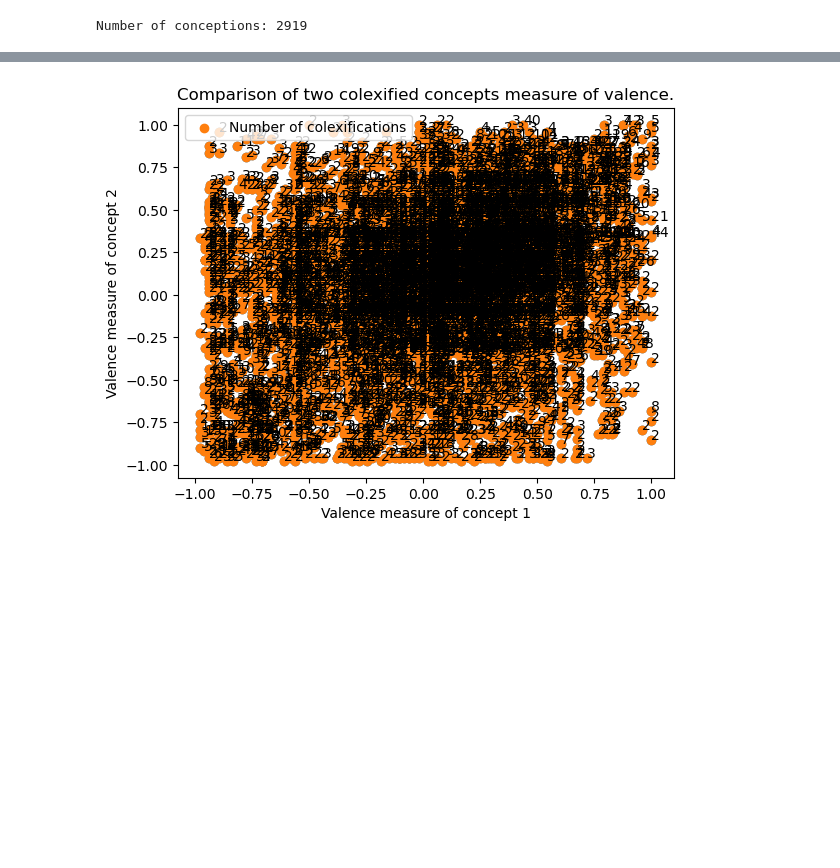
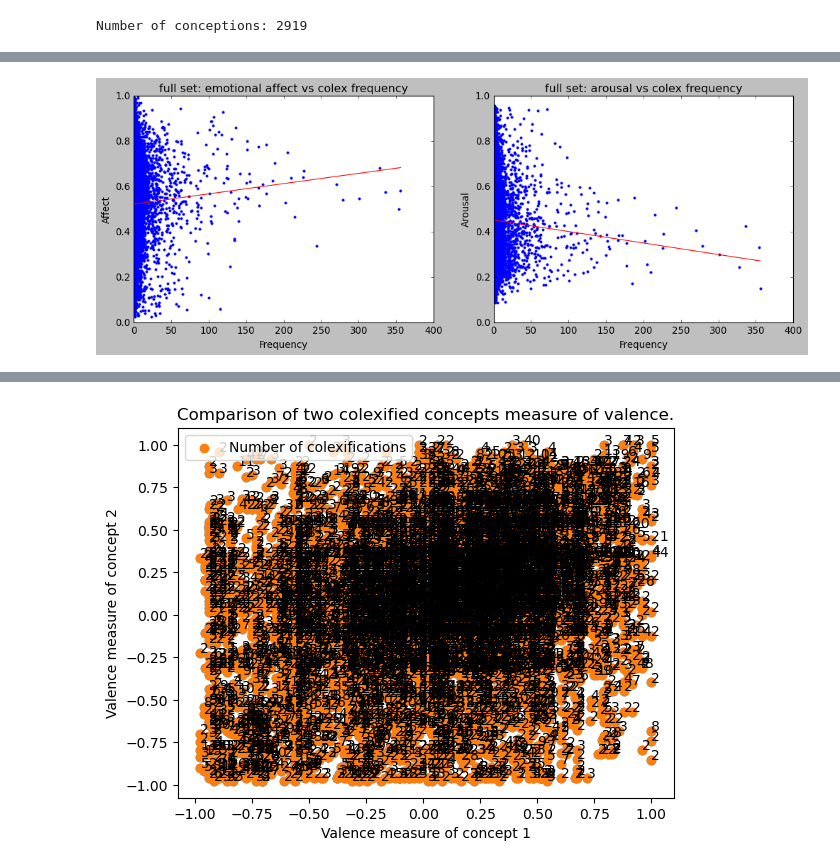
Before and after one commit to petesaiacct/cog260project, a Jupyter notebook: scripts/colexandaffectproject.ipynb, the cells around one changed output, grey strips where cells are left out. Drawn from its saved outputs; the diff is of its cells as text; code cells hidden in the pictures; blank space fills up the shorter version.

```diff
--- a/scripts/colexandaffectproject.ipynb
+++ b/scripts/colexandaffectproject.ipynb
@@ -321,0 +315,37 @@ print(full_affect_dataframe, full_arousal_dataframe)
+# %%
+### This cell looks at all the extracted data first ###
+ # First Exploration of the complete extraction of data of colexified words and affect and arousal
+
+plt.style.use('classic')
+fig = plt.figure(figsize=(15,5) )
+
+plt.subplot(1,2,1)
+
+# This graph plots the frequency of colexification against ratings for emotional affect.
+
+x3, y3 = full_graph[2], full_graph[3]
+slope, intercept = np.polyfit(x3.flatten(), y3.flatten(), deg=1)
+plt.plot(x3 , y3, '.')
+plt.plot(x3, intercept + slope*x3, 'r', label='fitted line')
+plt.xlabel('Frequency')
+plt.ylabel('Affect')
+plt.title("full set: emotional affect vs colex frequency")
+
+
+plt.subplot(1,2,2)
+
+# This graph plots the frequency of the colexification against ratings for arousal.
+x4, y4 = full_graph_arousal[2], full_graph_arousal[3]
+slope, intercept = np.polyfit(x4.flatten(), y4.flatten(), deg=1)
+plt.plot(x4 , y4, '.')
+plt.plot(x4, intercept + slope*x4, 'r', label='fitted line')
+plt.xlabel('Frequency')
+plt.ylabel('Arousal')
+plt.title("full set: arousal vs colex frequency")
+
+plt.show()
+
+r3, p3 = st.pearsonr(x3, y3)
+r4, p4 = st.pearsonr(x4, y4)
+# %% [output]
+[figure, added]
```
Also changed, not shown: parts of 16 cells of this notebook, 2 other files.
